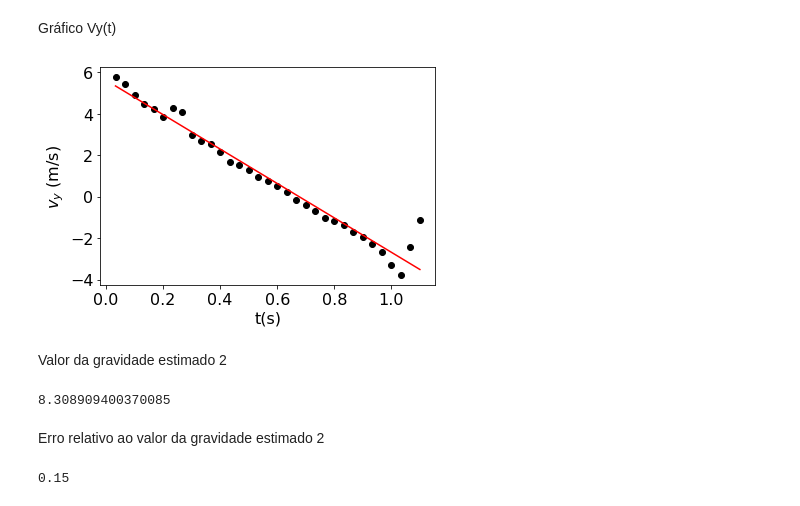
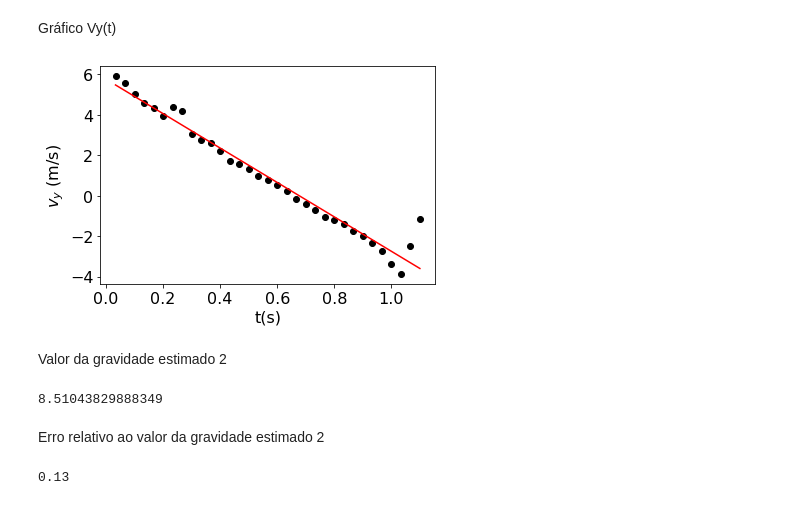
Before and after one commit to PedroMoraesFranco/Trabalho_fisica_experimental, a Jupyter notebook: codigo.ipynb, the cells around one changed output. Drawn from its saved outputs; the diff is of its cells as text; code cells hidden in the pictures.

```diff
--- a/codigo.ipynb
+++ b/codigo.ipynb
@@ -41,16 +41,16 @@ t_step=t[0] # Definindo t_step com base na lista t do arquivo
 vx,x0=np.polyfit(t,x,1) # Definindo V em x e x inicial
 c1,c2,c3=np.polyfit(t,y,2) # Definindo as constantes C1, C2 e C3
 p1,p2,p3=np.polyfit(x,y,2) # Definindo as constantes p1, p2 e p3
-vx = np.zeros(tamanho)
-vy = np.zeros(tamanho)
-vx[0]=(x[1]-x[0])/t_step
-vy[0]=(y[1]-y[0])/t_step
-vx[-1]=(x[tamanho-1]-x[tamanho-2])/t_step
-vy[-1]=(y[tamanho-1]-y[tamanho-2])/t_step
+vx1 = np.zeros(tamanho)
+vy1 = np.zeros(tamanho)
+vx1[0]=(x[1]-x[0])/t_step
+vy1[0]=(y[1]-y[0])/t_step
+vx1[-1]=(x[tamanho-1]-x[tamanho-2])/t_step
+vy1[-1]=(y[tamanho-1]-y[tamanho-2])/t_step
 for i in range(1,tamanho-1):
-    vx[i]=(x[i+1]-x[i-1])/(2*t_step)
-    vy[i]=(y[i+1]-y[i-1])/(2*t_step)
-a,vy0=np.polyfit(t,vy,1) # Definindo aceleração e V em y inicial
+    vx1[i]=(x[i+1]-x[i-1])/(2*t_step)
+    vy1[i]=(y[i+1]-y[i-1])/(2*t_step)
+a,vy0=np.polyfit(t,vy1,1) # Definindo aceleração e V em y inicial
 # %% [markdown]
 Gráfico x(t)
 # %%
@@ -121,24 +121,24 @@ plt.savefig('Vx(t).png')
 # %% [markdown]
 Gráfico Vy(t)
 # %%
-plt.scatter(t,vy,color='black')
+plt.scatter(t,vy1,color='black')
 plt.plot(t,reta(t,a,vy0), color='red', linestyle='solid')
 plt.ylabel(r'$v_y$ (m/s)')
 plt.xlabel(r't(s)')
 plt.savefig('Vy(t).png')
 # %% [output]
-[figure, old version]
+[figure, new version]
 # %% [markdown]
 Valor da gravidade estimado 2
 # %%
 g2=-a # Gravidade obtida pela aceleração estimada
 print(g2)
 # %% [output]
-8.308909400370085
+8.51043829888349
 # %% [markdown]
 Erro relativo ao valor da gravidade estimado 2
 # %%
 erro2 = (9.81-g2)/9.81 # Erro relativo a gravidade encontrada acima
 erro2.round(2)
 # %% [output]
-0.15
+0.13
```
Also changed, not shown: parts of 8 cells of this notebook, 7 other files.
